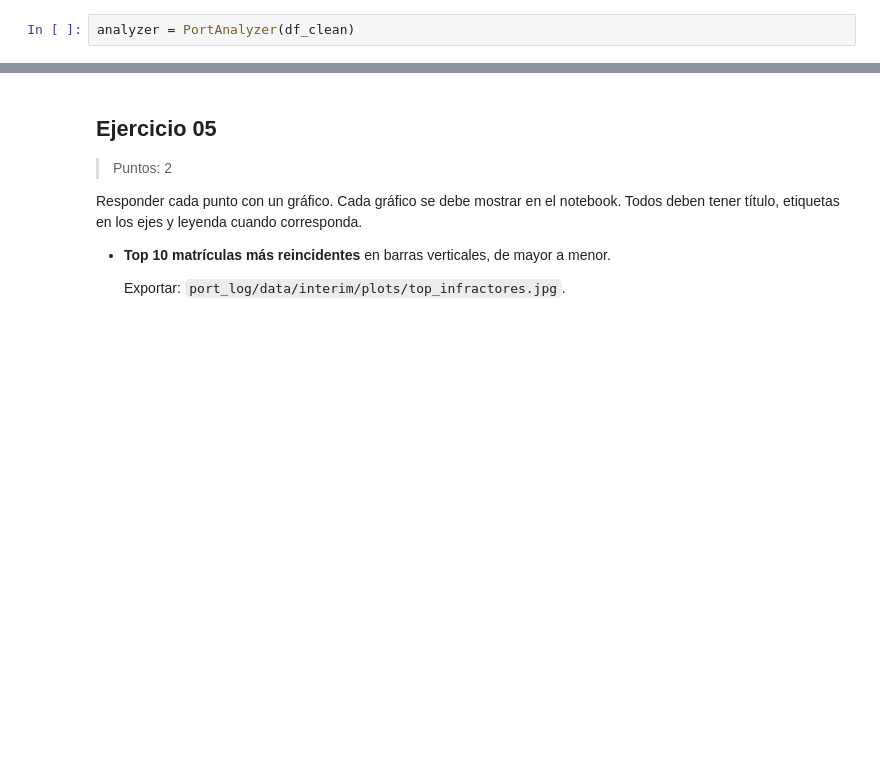
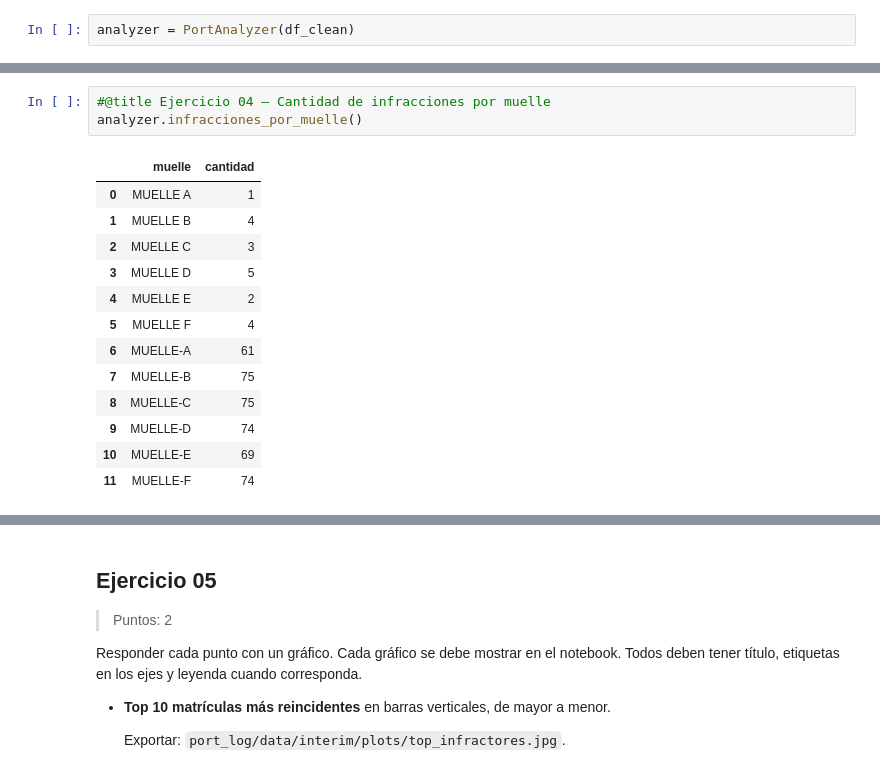
Before and after one commit to HectorOviedoM/Port_Log-Grupo_16, a Jupyter notebook: 01_Port_Log-Grupo_16.ipynb, the cells around one changed output, grey strips where cells are left out. Saved outputs shown, nothing was run; the diff lists cells and outputs as text; blank space fills up the shorter version.

```diff
--- a/01_Port_Log-Grupo_16.ipynb
+++ b/01_Port_Log-Grupo_16.ipynb
@@ -880,0 +908,17 @@ analyzer.infracciones_por_turno()
+# %%
+#@title Ejercicio 04 — Cantidad de infracciones por muelle
+analyzer.infracciones_por_muelle()
+# %% [output]
+|  | muelle | cantidad |
+| 0 | MUELLE A | 1 |
+| 1 | MUELLE B | 4 |
+| 2 | MUELLE C | 3 |
+| 3 | MUELLE D | 5 |
+| 4 | MUELLE E | 2 |
+| 5 | MUELLE F | 4 |
+| 6 | MUELLE-A | 61 |
+| 7 | MUELLE-B | 75 |
+| 8 | MUELLE-C | 75 |
+| 9 | MUELLE-D | 74 |
+| 10 | MUELLE-E | 69 |
+| 11 | MUELLE-F | 74 |
```
Also changed, not shown: parts of 36 cells of this notebook, 1 other file.
